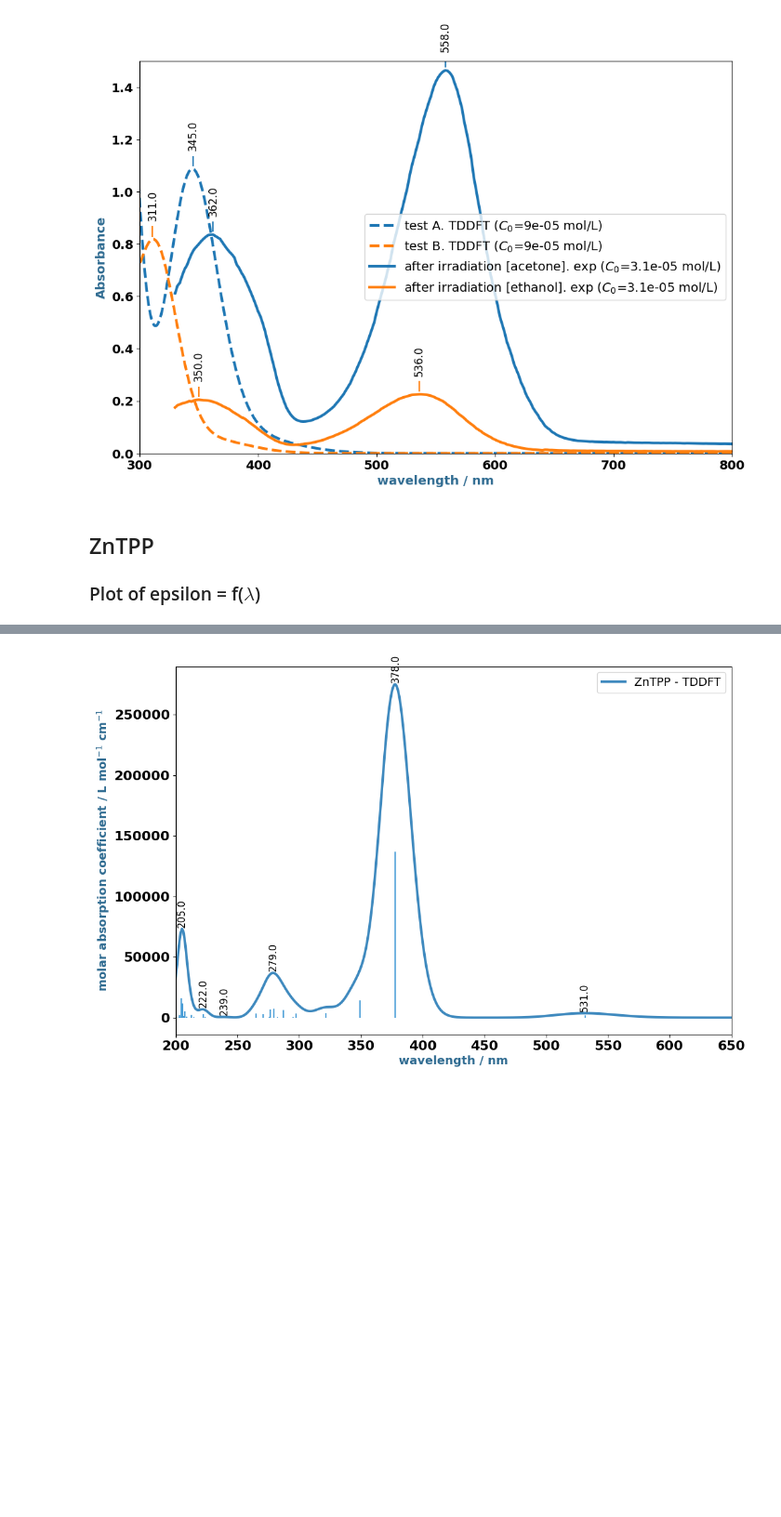
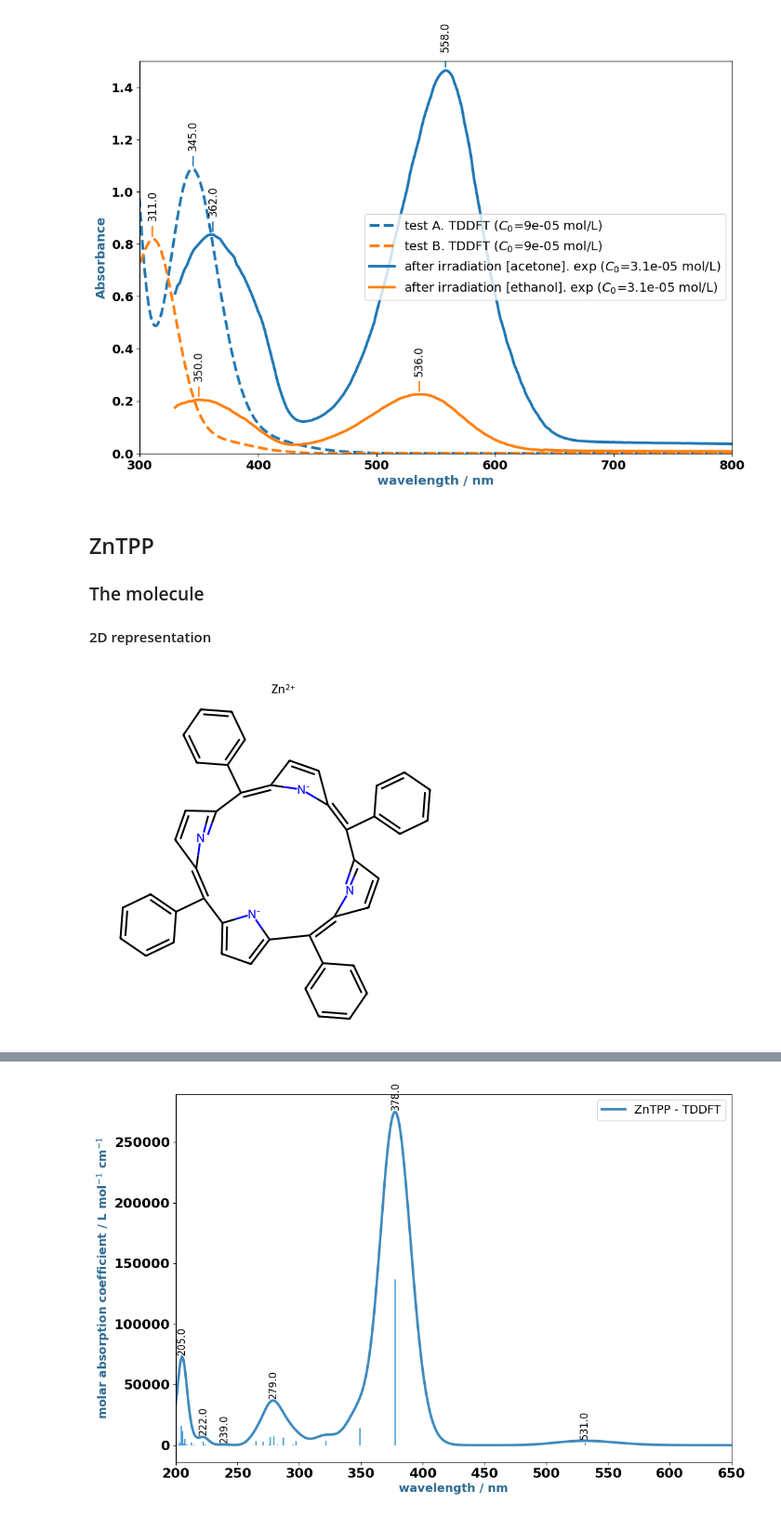
Before and after one commit to rpoteau/pyPhysChem, a Jupyter notebook: EasterEgg.ipynb, the cells around one changed output, grey strips where cells are left out. Shown at 93% size. Cells and saved outputs as stored; diff of their text form; code cells hidden in the pictures; blank space fills up the shorter version.

```diff
--- a/EasterEgg.ipynb
+++ b/EasterEgg.ipynb
@@ -523,4 +523,17 @@ peak   1. 536.0 nm. A = 0.23
 # %% [markdown]
 ## ZnTPP
 
-### Plot of epsilon = f($\lambda$)
+### The molecule
+
+#### 2D representation
+# %%
+import rdkit
+from rdkit import Chem
+from rdkit.Chem.Draw import IPythonConsole
+
+IPythonConsole.molSize = 400,400
+ZnTPP = "C1=CC=C(C=C1)C2=C3C=CC(=C(C4=NC(=C(C5=CC=C([N-]5)C(=C6C=CC2=N6)C7=CC=CC=C7)C8=CC=CC=C8)C=C4)C9=CC=CC=C9)[N-]3.[Zn+2]"
+ZnTPP = Chem.MolFromSmiles(ZnTPP)
+ZnTPP
+# %% [output]
+[figure, added]
```
Also changed, not shown: parts of 5 cells of this notebook, 4 other files.
